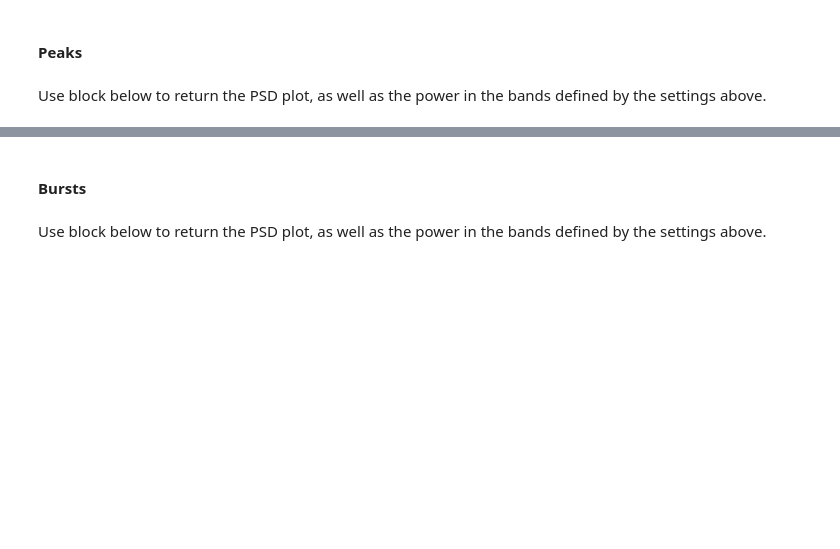
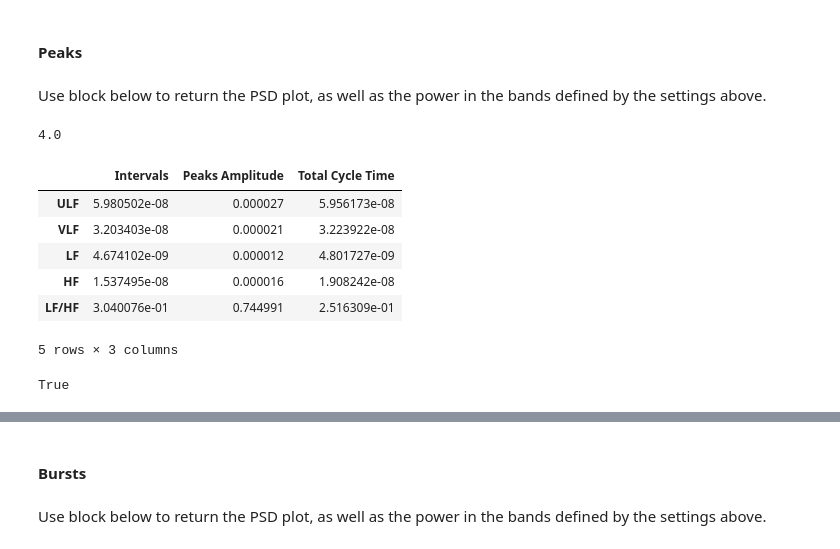
Before and after one commit to drcgw/bass, a Jupyter notebook: Single Wave- Interactive.ipynb, the cells around one changed output, grey strips where cells are left out. Drawn from its saved outputs; the diff is of its cells as text; code cells hidden in the pictures; blank space fills up the shorter version.

Commit message:
psd for event meas
working out kinks so we can call PSD on event measurements. will add
loop so we can call all PSD for a given meas, not just by key.

#27933697385707

```diff
--- a/Single Wave- Interactive.ipynb
+++ b/Single Wave- Interactive.ipynb
@@ -561,0 +478,18 @@ results_PSD
+# %%
+Settings['PSD-Event']['hz']
+# %% [output]
+4.0
+# %%
+event_type = 'Bursts'
+meas = 'Total Cycle Time'
+key = 'Mean1'
+Results = psd_event(event_type, meas, key, Data, Settings, Results)
+Results['PSD-Event'][key]
+# %% [output]
+|  | Intervals | Peaks Amplitude | Total Cycle Time |
+| ULF | 5.980502e-08 | 0.000027 | 5.956173e-08 |
+| VLF | 3.203403e-08 | 0.000021 | 3.223922e-08 |
+| LF | 4.674102e-09 | 0.000012 | 4.801727e-09 |
+| HF | 1.537495e-08 | 0.000016 | 1.908242e-08 |
+| LF/HF | 3.040076e-01 | 0.744991 | 2.516309e-01 |
+5 rows × 3 columns
@@ -561,0 +584,8 @@ results_PSD
+# %%
+temp = Results['Peaks']['Mean1']['Intervals'].tolist()
+if temp[-1] != temp[-1]:
+    print True
+else:
+    print False
+# %% [output]
+True
```
Also changed, not shown: parts of 10 cells of this notebook.
